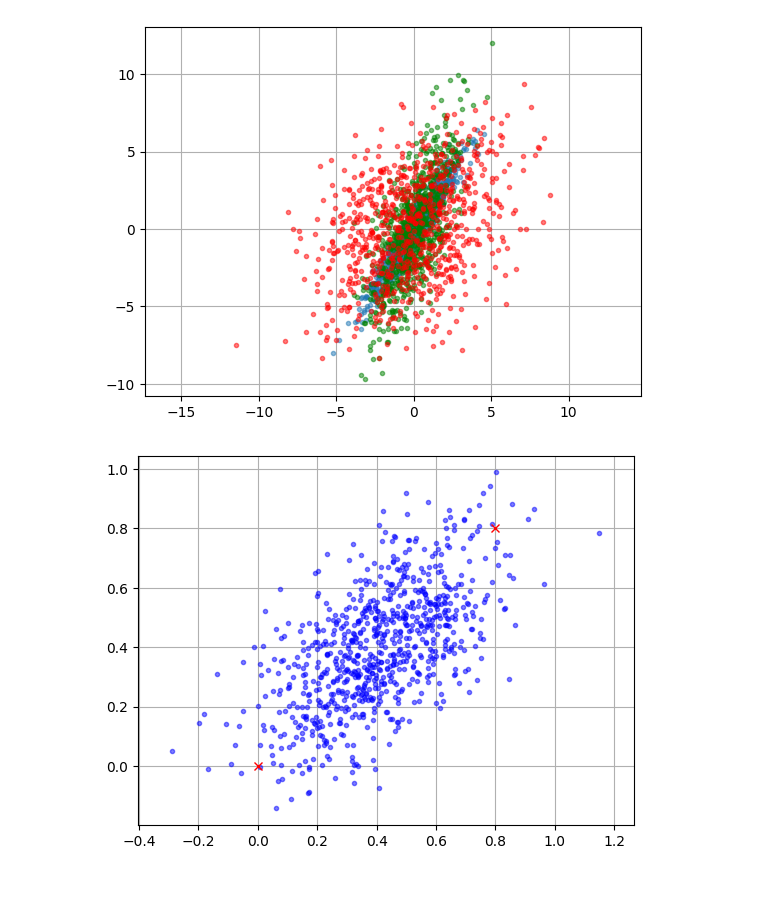
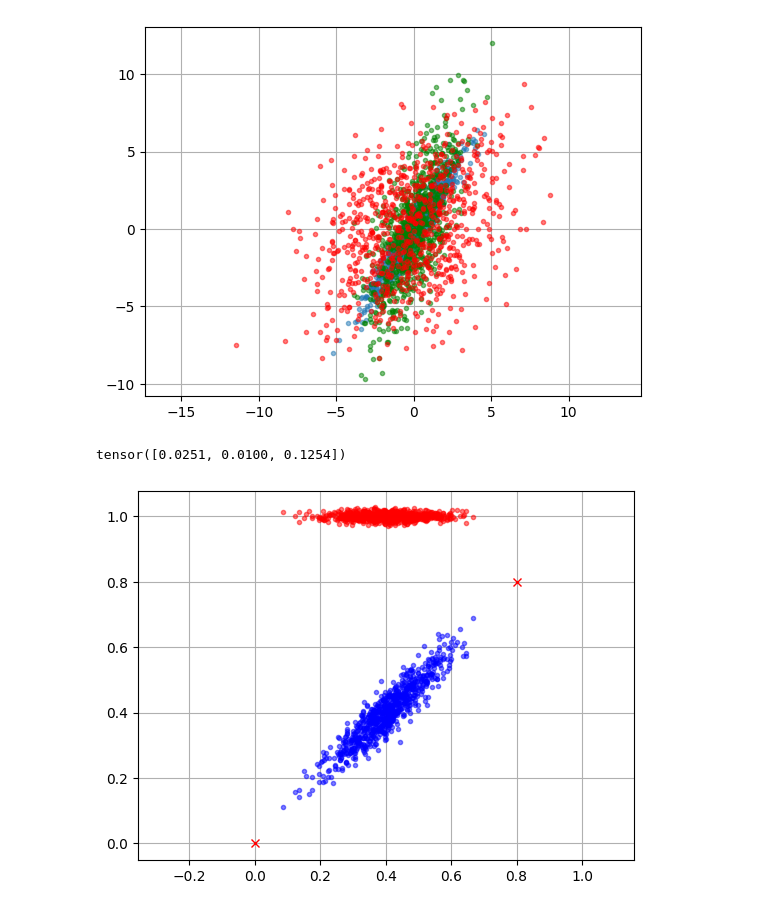
Before and after one commit to Ezrit/nerfstudio, a Jupyter notebook: Jupyter/test_coords.ipynb, the cells around one changed output. Saved outputs shown, nothing was run; the diff lists cells and outputs as text; code cells hidden in the pictures.

```diff
--- a/Jupyter/test_coords.ipynb
+++ b/Jupyter/test_coords.ipynb
@@ -154,7 +154,7 @@ def covariance_matrix(eigenvectors: torch.Tensor, eigenvalues: torch.Tensor) ->
 
     # normalize the eivenvectors and then scale according to the square roots of the eigenvectors
     # see https://en.wikipedia.org/wiki/Covariance_matrix
-    norm_eigenvectors = eigenvectors / eigenvectors.pow(2).sum(dim=1).sqrt().view(-1, 1)
+    norm_eigenvectors = eigenvectors / torch.linalg.vector_norm(eigenvectors, ord=2, dim=1)
     scaled_eigenvectors = eigenvalues.sqrt() * norm_eigenvectors
 
     # construct diagonal matrix from eigenvalues
@@ -165,6 +165,36 @@ def covariance_matrix(eigenvectors: torch.Tensor, eigenvalues: torch.Tensor) ->
 
     return covariance
 
+
+def get_multivariate_normal_3d(centers: torch.Tensor) -> torch.distributions.multivariate_normal.MultivariateNormal:
+    """
+    Computes a multivariate normal from 2 NeRF centers.
+    The sampling should have the highes chance at the mean of the centers.
+    The covariance depends on the distance between the centers.
+    Args:
+    - centers: a tensor of shape (2, 3) representing the centers of the NeRFs
+    Returns:
+    - a MultivariateNormal for sampling positions accordingly.
+    """
+    assert centers.shape == (2, 3), "eigenvectors should be of shape (num_features, num_features)"
+
+    mean = centers.mean(dim=0)
+
+    direction = centers[0, :] - centers[1, :]
+    direction_length = torch.linalg.vector_norm(direction, ord=2)
+    direction_norm = direction / direction_length
+
+    up_direction = torch.tensor([0, 1, 0], dtype=direction_norm.dtype, device=direction_norm.device)
+    ortho_direction = torch.cross(up_direction, direction_norm)
+    ortho_direction = torch.cross(direction_norm, up_direction)
+
+    eigenvectors = torch.stack((direction_norm, up_direction, ortho_direction), dim=0)
+    eigenvalues = torch.tensor([torch.sqrt(direction_length/2)/30, 0.01, torch.sqrt(direction_length/2)/3/2])
+    print(eigenvalues)
+
+    cov = covariance_matrix(eigenvectors, eigenvalues)
+
+    return torch.distributions.multivariate_normal.MultivariateNormal(mean, covariance_matrix=cov)
 
 def get_multivariate_normal_2d(centers: torch.Tensor) -> torch.distributions.multivariate_normal.MultivariateNormal:
     """
@@ -189,35 +219,37 @@ def get_multivariate_normal_2d(centers: torch.Tensor) -> torch.distributions.mul
     eigenvectors = torch.stack((direction_norm, ortho_direction), dim=0)
     eigenvalues = torch.tensor([torch.sqrt(direction_length/2)/3, torch.sqrt(direction_length/2)/3/2])
 
     sigma = direction_length / 2 / 2
 
     cov = covariance_matrix(eigenvectors, eigenvalues)
 
     return torch.distributions.multivariate_normal.MultivariateNormal(mean, covariance_matrix=cov)
 
 
 # mean = torch.tensor([0, 0], dtype=torch.float)
 
 # eigenvectors_1 = torch.tensor([[1, 1], [1, -1]], dtype=torch.float)
 # #eigenvectors_2 = form_orthonormal_basis(torch.tensor([[1,1]], dtype=torch.float))
 # eigenvalues_1 = torch.tensor([1, 2], dtype=torch.float)
 # cov_1 = covariance_matrix(eigenvectors_1, eigenvalues_1)
 # L, V = torch.linalg.eig(cov_1)
 # cov_test = covariance_matrix(V, L)
 # L2, V2 = torch.linalg.eig(cov_test)
 # pts_1_np = np.random.multivariate_normal(mean, cov_1, size=800)
 # mvn = torch.distributions.multivariate_normal.MultivariateNormal(mean, covariance_matrix=cov_1)
 # pts_1 = mvn.rsample((800,))
 
-nerf_centers = torch.tensor([[0,0], [0.8, 0.8]], dtype=torch.float)
-mvn = get_multivariate_normal_2d(nerf_centers)
+nerf_centers = torch.tensor([[0,1,0], [0.8,1, 0.8]], dtype=torch.float)
+mvn = get_multivariate_normal_3d(nerf_centers)
 pts_1 = mvn.rsample((800, ))
 
 
-plt.plot(pts_1[:, 0], pts_1[:, 1], '.', color='blue', alpha=0.5)
-plt.plot(nerf_centers[:, 0], nerf_centers[:, 1], 'x', color='red', alpha=1.0)
+plt.plot(pts_1[:, 0], pts_1[:, 2], '.', color='blue', alpha=0.5)
+plt.plot(pts_1[:, 0], pts_1[:, 1], '.', color='red', alpha=0.5)
+plt.plot(nerf_centers[:, 0], nerf_centers[:, 2], 'x', color='red', alpha=1.0)
 plt.axis('equal')
 plt.grid()
 plt.show()
 # %% [output]
+tensor([0.0251, 0.0100, 0.1254])
-[figure, old version]
+[figure, new version]
```
Also changed, not shown: 1 other file.
